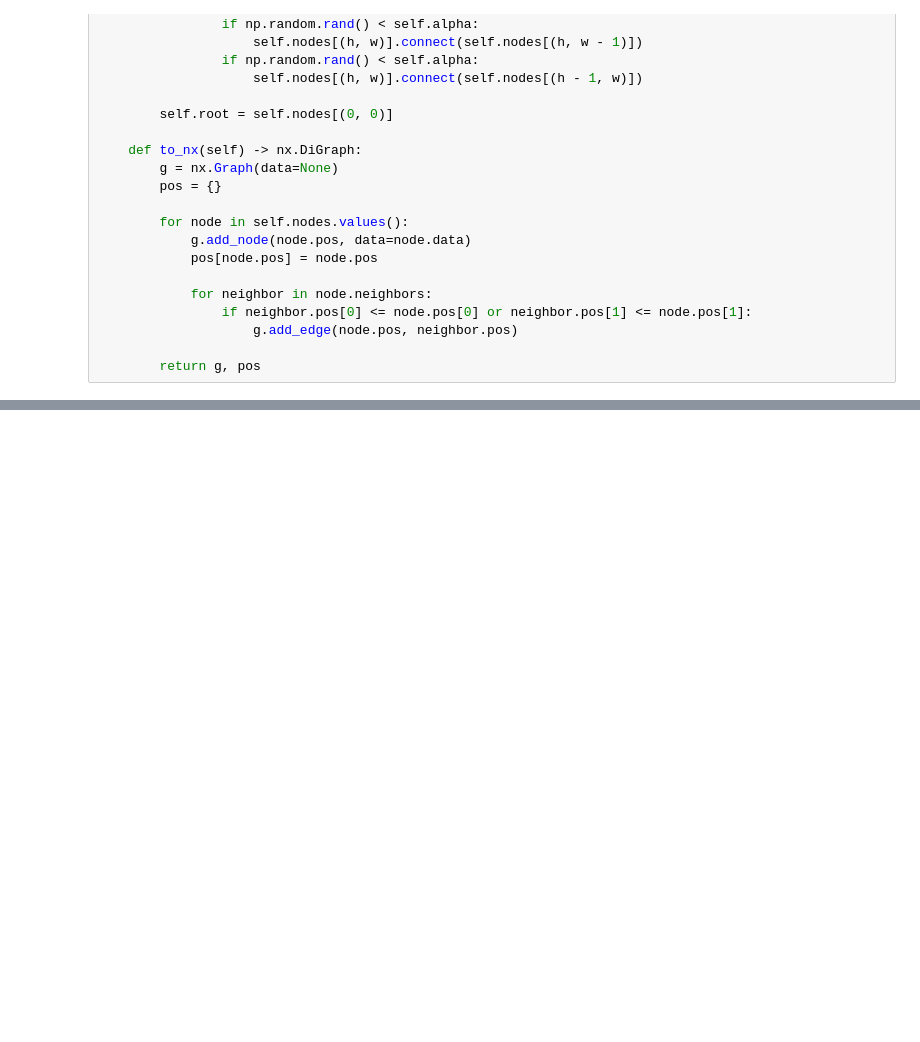
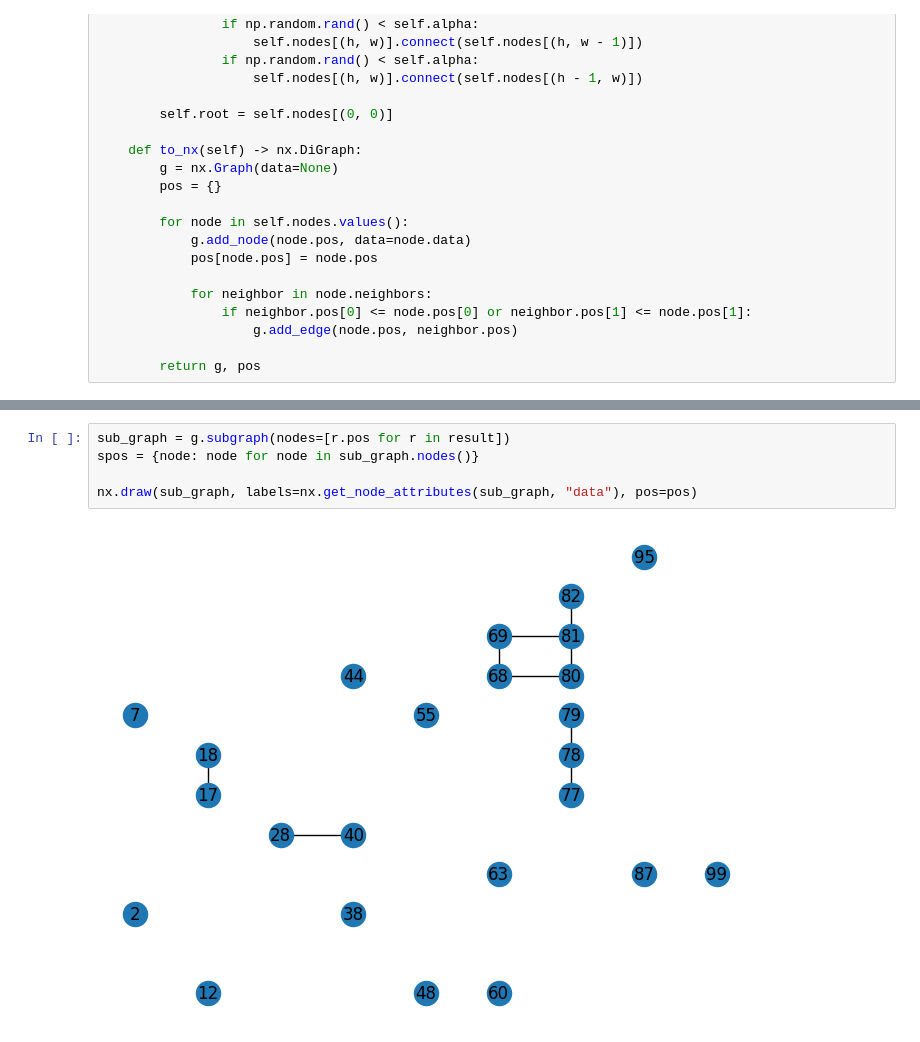
Before and after one commit to sh-am-si/algorithms, a Jupyter notebook: notebooks/nb_grok_dfs.ipynb, the cells around one changed output, grey strips where cells are left out. Drawn from its saved outputs; the diff is of its cells as text; blank space fills up the shorter version.

```diff
--- a/notebooks/nb_grok_dfs.ipynb
+++ b/notebooks/nb_grok_dfs.ipynb
@@ -91,0 +253,7 @@ nx.draw(g, labels=nx.get_node_attributes(g, "data"), pos=pos)
+# %%
+sub_graph = g.subgraph(nodes=[r.pos for r in result])
+spos = {node: node for node in sub_graph.nodes()}
+
+nx.draw(sub_graph, labels=nx.get_node_attributes(sub_graph, "data"), pos=pos)
+# %% [output]
+[figure, added]
```
Also changed, not shown: parts of 11 cells of this notebook, 12 other files.
